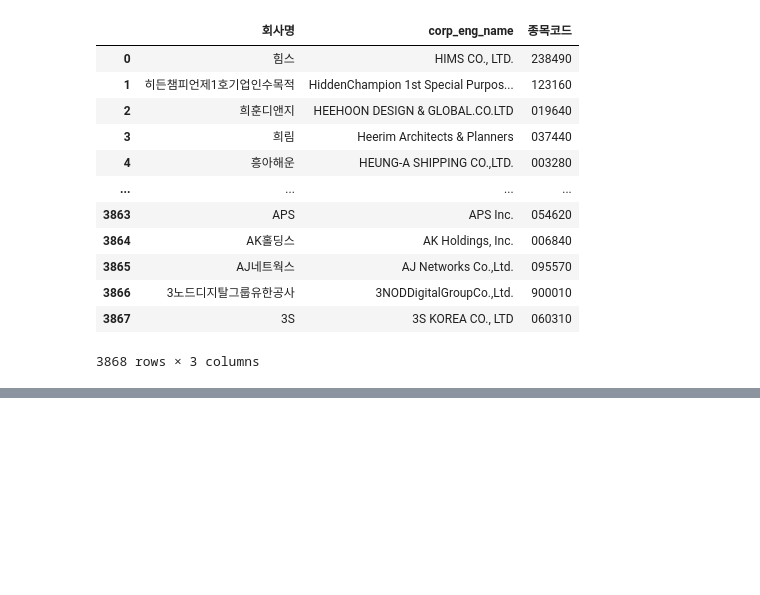
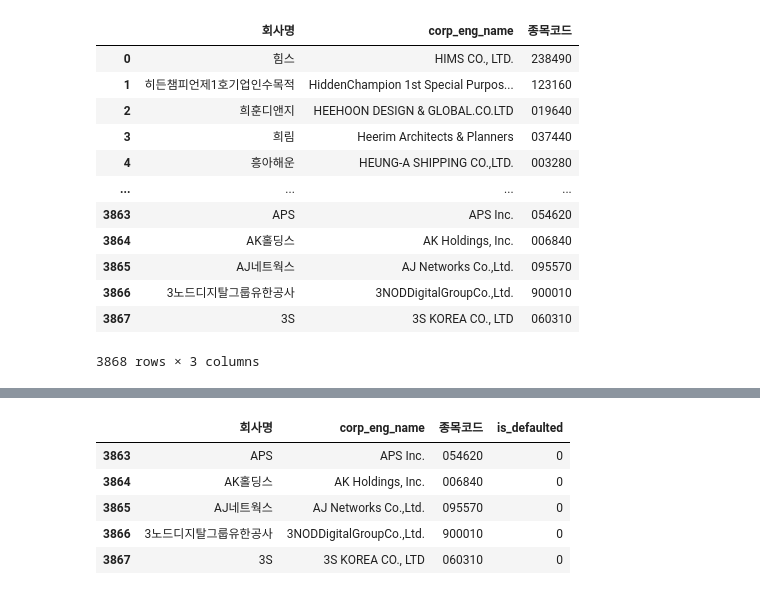
Before and after one commit to pieceofjc/riskradars, a Jupyter notebook: remove/chat_final.ipynb, the cells around one changed output, grey strips where cells are left out. Saved outputs shown, nothing was run; the diff lists cells and outputs as text; code cells hidden in the pictures; blank space fills up the shorter version.

```diff
--- a/remove/chat_final.ipynb
+++ b/remove/chat_final.ipynb
@@ -306,0 +328,9 @@ df2.to_csv("../corp_list.csv", index=False, encoding="utf-8-sig")
+# %%
+df2.tail()
+# %% [output]
+|  | 회사명 | corp_eng_name | 종목코드 | is_defaulted |
+| 3863 | APS | APS Inc. | 054620 | 0 |
+| 3864 | AK홀딩스 | AK Holdings, Inc. | 006840 | 0 |
+| 3865 | AJ네트웍스 | AJ Networks Co.,Ltd. | 095570 | 0 |
+| 3866 | 3노드디지탈그룹유한공사 | 3NODDigitalGroupCo.,Ltd. | 900010 | 0 |
+| 3867 | 3S | 3S KOREA CO., LTD | 060310 | 0 |
```
Also changed, not shown: parts of 3 cells of this notebook, 6 other files.
